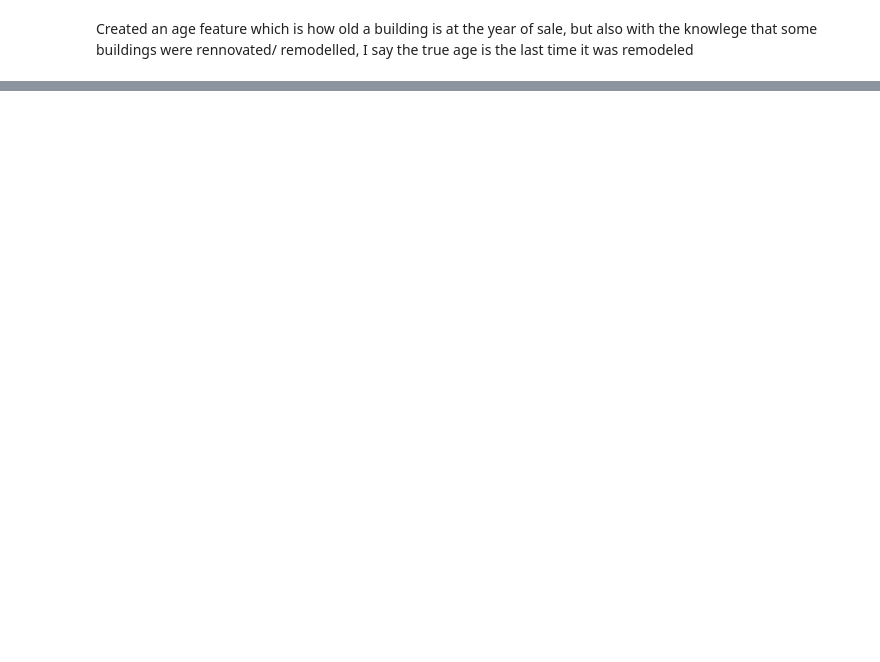
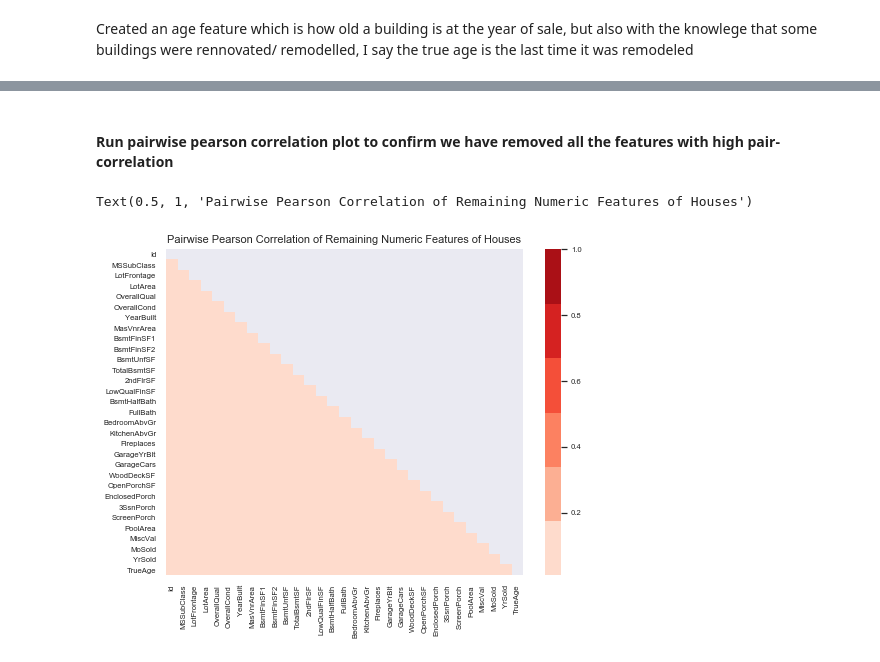
Before and after one commit to chibz3/Real_estate_investment, a Jupyter notebook: housing_prices.ipynb, the cells around one changed output, grey strips where cells are left out. Cells and saved outputs as stored; diff of their text form; code cells hidden in the pictures; blank space fills up the shorter version.

```diff
--- a/housing_prices.ipynb
+++ b/housing_prices.ipynb
@@ -135,0 +244,25 @@ df.head()
+# %% [markdown]
+#### Run pairwise pearson correlation plot to confirm we have removed all the features with high pair-correlation
+# %%
+
+# select the dependent columns from previous DataFrame with no SalePrice, calculate the cross correlation, setup same threshold
+# as before, and plot the heat map for the ture-false map.
+corr_no_repeat = abs(df[cols].corr())>0.6
+# corr_no_repeat = abs(df[cols].corr())
+fig3 = plt.figure(figsize=(8,6))
+font = {'family' : 'normal',
+        'weight' : 'normal',
+        'size'   : 10}
+cmap = sns.color_palette("Reds")
+# Generate a mask for the upper triangle
+mask = np.zeros_like(corr_no_repeat, dtype=np.bool)
+mask[np.triu_indices_from(mask)] = True
+sns.heatmap(corr_no_repeat, mask=mask,cmap=cmap,
+          xticklabels=corr_no_repeat.columns.values,
+          yticklabels=corr_no_repeat.columns.values,
+          vmin=0.01,vmax=1)
+sns.set(font_scale=1.3)
+plt.title('Pairwise Pearson Correlation of Remaining Numeric Features of Houses',fontsize=11)
+# %% [output]
+Text(0.5, 1, 'Pairwise Pearson Correlation of Remaining Numeric Features of Houses')
+[figure, added]
```
Also changed, not shown: parts of 26 cells of this notebook.
